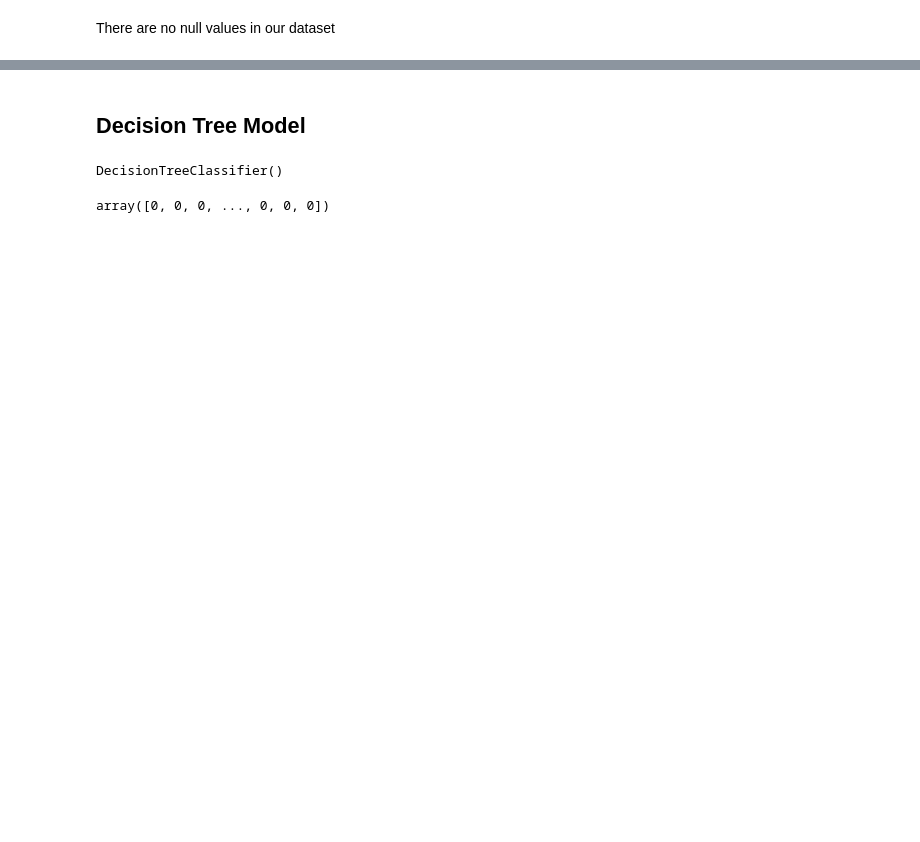
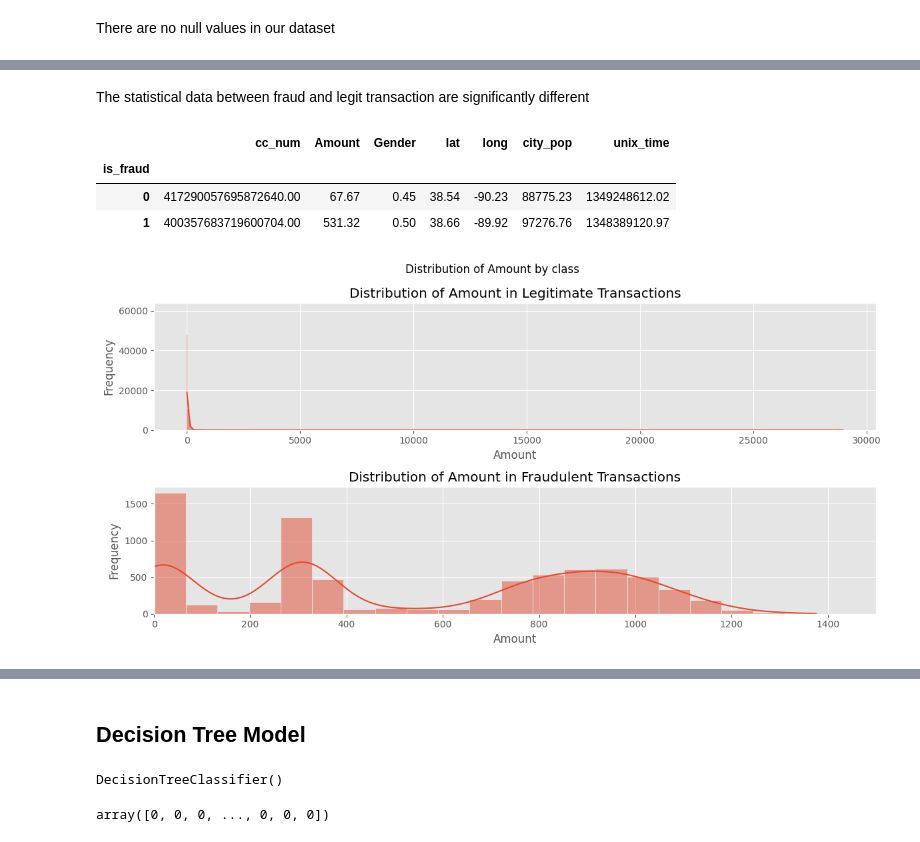
Before and after one commit to octavaridum/Fraud-Transaction-Detection, a Jupyter notebook: Fraud_Detection.ipynb, the cells around one changed output, grey strips where cells are left out. Saved outputs shown, nothing was run; the diff lists cells and outputs as text; code cells hidden in the pictures; blank space fills up the shorter version.

```diff
--- a/Fraud_Detection.ipynb
+++ b/Fraud_Detection.ipynb
@@ -172,0 +172,4 @@ y = df['is_fraud']
+# %%
+#Dropping features to control for multicollinearity
+fraud_data.drop(columns=['zip','merch_long','merch_lat'], axis=1, inplace=True)
+fraud_data.head()
@@ -172,0 +183,4 @@ y = df['is_fraud']
+# %%
+#Splitting the dataset with regards to transaction status to check for presence of statistical anomalies
+legit = fraud_data[fraud_data.is_fraud == 0]
+fraud = fraud_data[fraud_data.is_fraud == 1]
@@ -172,0 +213,33 @@ y = df['is_fraud']
+# %% [markdown]
+The statistical data between fraud and legit transaction are significantly different
+# %%
+#Comparing mean for both legit and fraud transaction
+fraud_data.groupby("is_fraud").mean()
+# %% [output]
+|  | cc_num | Amount | Gender | lat | long | city_pop | unix_time |
+| is_fraud |  |  |  |  |  |  |  |
+| 0 | 417290057695872640.00 | 67.67 | 0.45 | 38.54 | -90.23 | 88775.23 | 1349248612.02 |
+| 1 | 400357683719600704.00 | 531.32 | 0.50 | 38.66 | -89.92 | 97276.76 | 1348389120.97 |
+# %%
+# Create figure and axes for subplots
+fig, (ax1, ax2) = plt.subplots(2, 1, figsize=(12,6))
+fig.suptitle('Distribution of Amount by class')
+
+# Plot distribution of Amount in legitimate transactions
+sns.histplot(legit.Amount, kde=True, ax=ax1)
+ax1.set_ylabel('Frequency')
+ax1.set_title('Distribution of Amount in Legitimate Transactions')
+
+# Plot distribution of Amount in fraudulent transactions
+sns.histplot(fraud.Amount, kde=True, ax=ax2)
+ax2.set_xlabel('Amount')
+ax2.set_ylabel('Frequency')
+ax2.set_title('Distribution of Amount in Fraudulent Transactions')
+
+# Adjust layout
+plt.tight_layout()
+plt.xlim((0,1500))
+# Show the plots
+plt.show()
+# %% [output]
+[figure, added]
```
Also changed, not shown: parts of 90 cells of this notebook, 10 other files.
